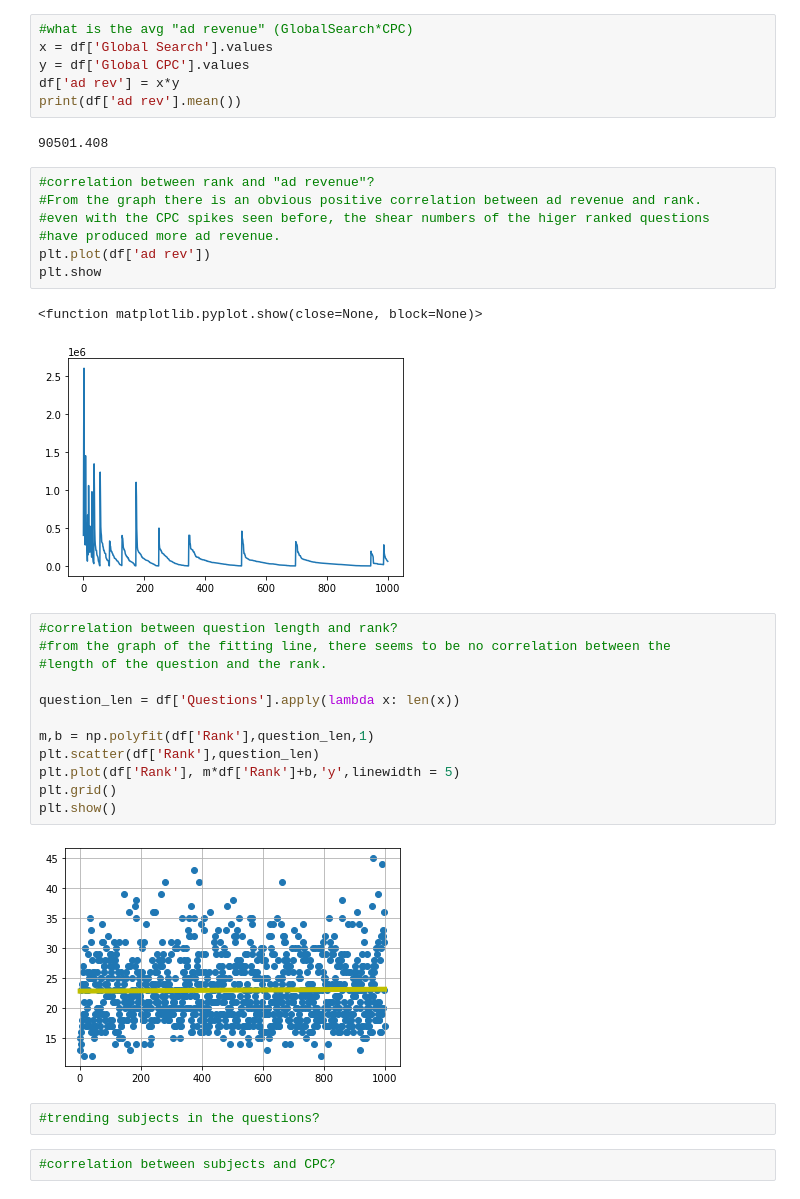
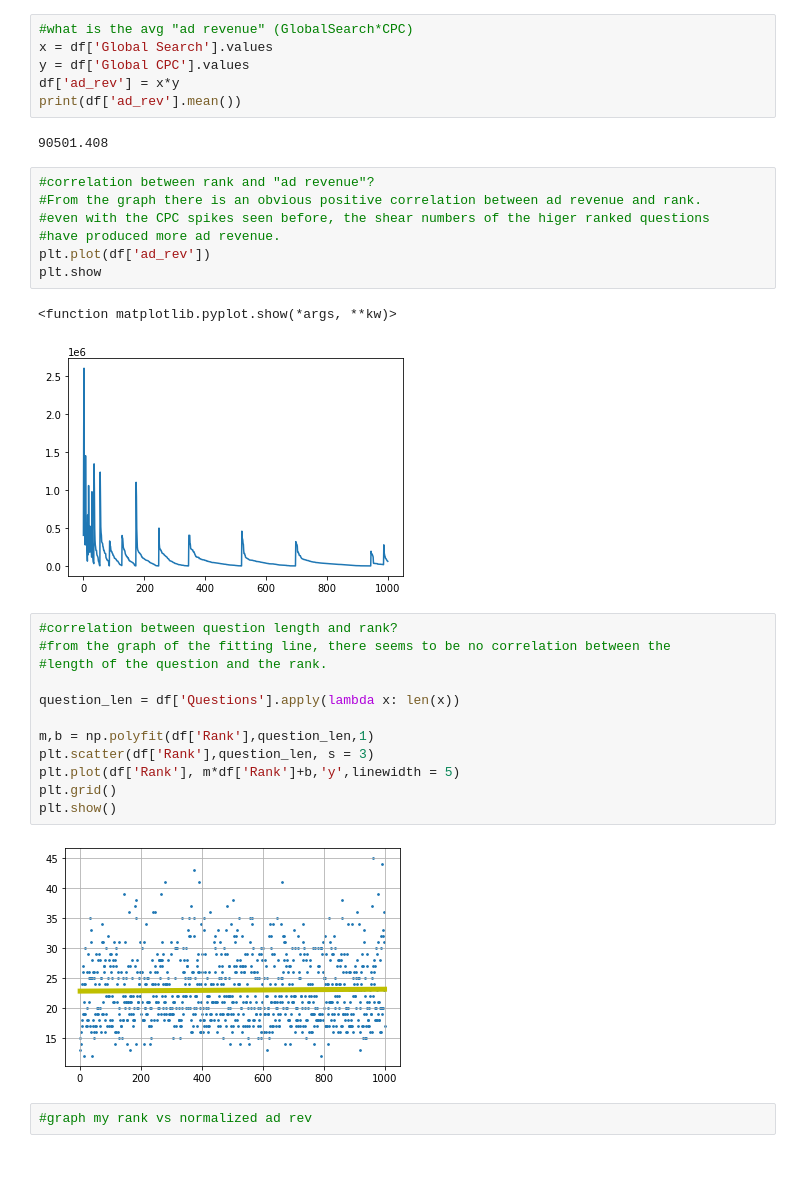
Before and after one commit to MrMcCarthy23/DataScienceProj_1, a Jupyter notebook: Import-Clean-EDA.ipynb, the cells around one changed output. Cells and saved outputs as stored; diff of their text form; blank space fills up the shorter version.

Commit message:
updated plans and graphs

```diff
--- a/Import-Clean-EDA.ipynb
+++ b/Import-Clean-EDA.ipynb
@@ -126,8 +133,8 @@ plt.show
 #what is the avg "ad revenue" (GlobalSearch*CPC)
 x = df['Global Search'].values
 y = df['Global CPC'].values
-df['ad rev'] = x*y
-print(df['ad rev'].mean())
+df['ad_rev'] = x*y
+print(df['ad_rev'].mean())
 # %% [output]
 90501.408
 # %%
@@ -135,26 +142,24 @@ print(df['ad rev'].mean())
 #From the graph there is an obvious positive correlation between ad revenue and rank.
 #even with the CPC spikes seen before, the shear numbers of the higer ranked questions
 #have produced more ad revenue.
-plt.plot(df['ad rev'])
+plt.plot(df['ad_rev'])
 plt.show
 # %% [output]
-<function matplotlib.pyplot.show(close=None, block=None)>
+<function matplotlib.pyplot.show(*args, **kw)>
 [figure]
 # %%
 #correlation between question length and rank?
 #from the graph of the fitting line, there seems to be no correlation between the
 #length of the question and the rank.
 
 question_len = df['Questions'].apply(lambda x: len(x))
 
 m,b = np.polyfit(df['Rank'],question_len,1)
-plt.scatter(df['Rank'],question_len)
+plt.scatter(df['Rank'],question_len, s = 3)
 plt.plot(df['Rank'], m*df['Rank']+b,'y',linewidth = 5)
 plt.grid()
 plt.show()
 # %% [output]
-[figure, old version]
+[figure, new version]
-# %%
-#trending subjects in the questions?
-# %%
-#correlation between subjects and CPC?
+# %%
+#graph my rank vs normalized ad rev
```
Also changed, not shown: parts of 5 cells of this notebook.
